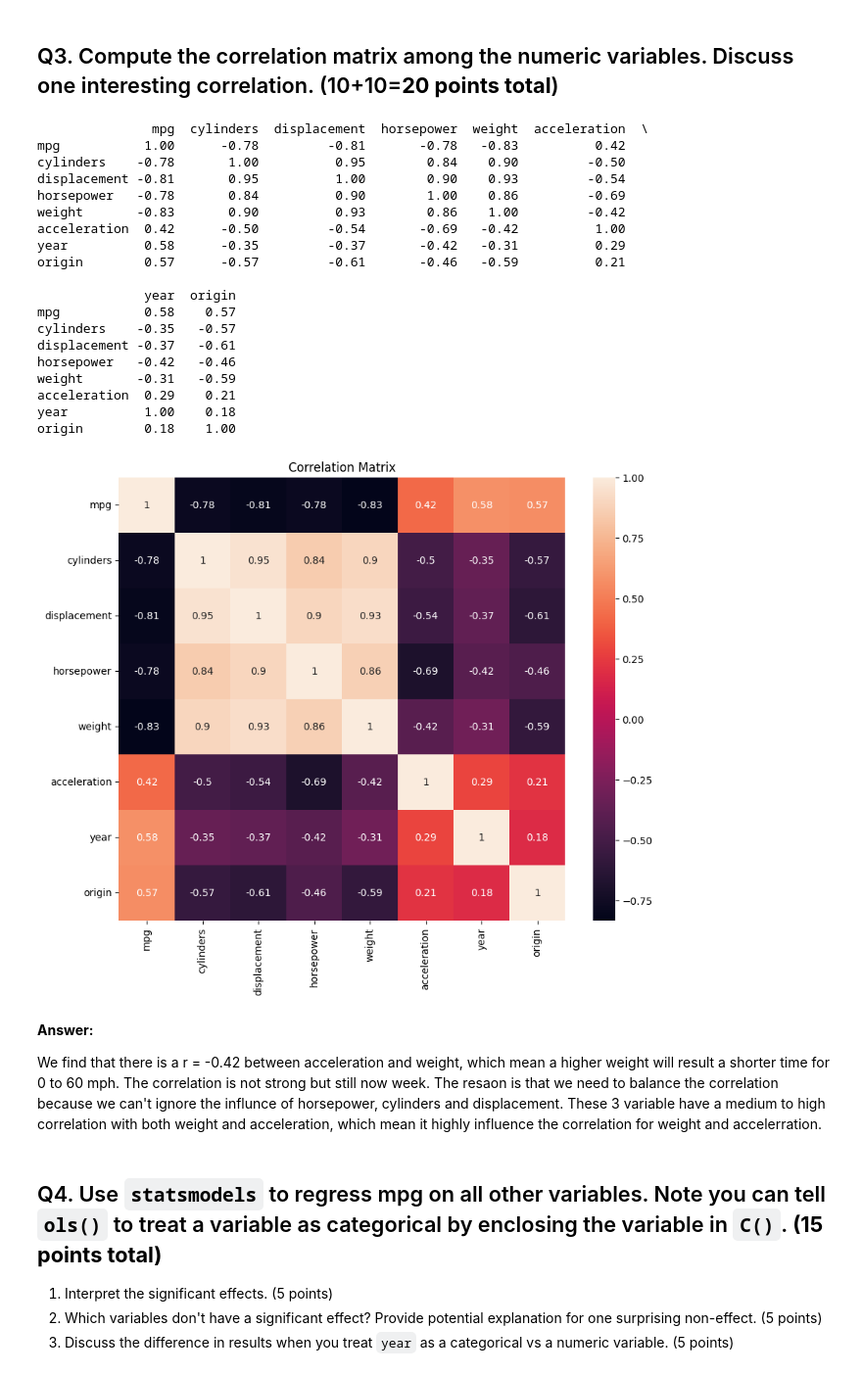
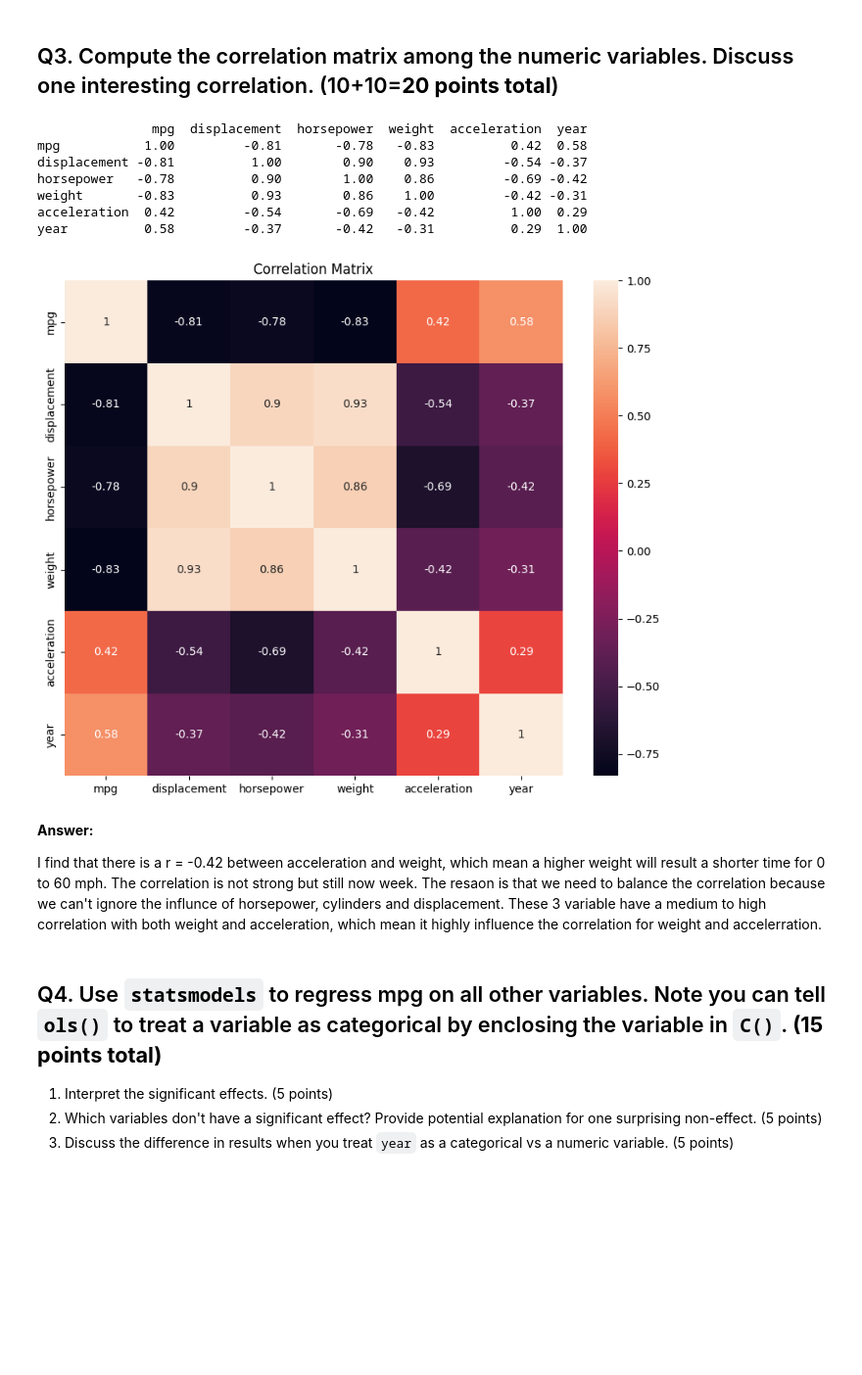
Before and after one commit to kang25-gif/BA810, a Jupyter notebook: HW1.ipynb, the cells around one changed output. Shown: that part at 98% size. Saved outputs shown, nothing was run; the diff lists cells and outputs as text; code cells hidden in the pictures; blank space fills up the shorter version.

```diff
--- a/HW1.ipynb
+++ b/HW1.ipynb
@@ -153,38 +153,27 @@ Second, weight have a strong positive correlation with displacement and horsepow
 # %% [markdown]
 ## Q3. Compute the correlation matrix among the numeric variables. Discuss one interesting correlation. (10+10=**20 points total**)
 # %%
-corr_matrix = auto.corr()
+auto_numeric = auto[['mpg', 'displacement', 'horsepower', 'weight', 'acceleration', 'year']]
+corr_matrix = auto_numeric.corr()
 print(corr_matrix.round(2))
 
 plt.figure(figsize=(10, 8))
 sns.heatmap(corr_matrix, annot=True)
 plt.title("Correlation Matrix")
 plt.show()
 # %% [output]
-               mpg  cylinders  displacement  horsepower  weight  acceleration  \
-mpg           1.00      -0.78         -0.81       -0.78   -0.83          0.42
-cylinders    -0.78       1.00          0.95        0.84    0.90         -0.50
-displacement -0.81       0.95          1.00        0.90    0.93         -0.54
-horsepower   -0.78       0.84          0.90        1.00    0.86         -0.69
-weight       -0.83       0.90          0.93        0.86    1.00         -0.42
-acceleration  0.42      -0.50         -0.54       -0.69   -0.42          1.00
-year          0.58      -0.35         -0.37       -0.42   -0.31          0.29
-origin        0.57      -0.57         -0.61       -0.46   -0.59          0.21
-
-              year  origin
-mpg           0.58    0.57
-cylinders    -0.35   -0.57
-displacement -0.37   -0.61
-horsepower   -0.42   -0.46
-weight       -0.31   -0.59
-acceleration  0.29    0.21
-year          1.00    0.18
-origin        0.18    1.00
+               mpg  displacement  horsepower  weight  acceleration  year
+mpg           1.00         -0.81       -0.78   -0.83          0.42  0.58
+displacement -0.81          1.00        0.90    0.93         -0.54 -0.37
+horsepower   -0.78          0.90        1.00    0.86         -0.69 -0.42
+weight       -0.83          0.93        0.86    1.00         -0.42 -0.31
+acceleration  0.42         -0.54       -0.69   -0.42          1.00  0.29
+year          0.58         -0.37       -0.42   -0.31          0.29  1.00
-[figure, old version]
+[figure, new version]
 # %% [markdown]
 **Answer:**
 
-We find that there is a r = -0.42 between acceleration and weight, which mean a higher weight will result a shorter time for 0 to 60 mph. The correlation is not strong but still now week. The resaon is that we need to balance the correlation because we can't ignore the influnce of horsepower, cylinders and displacement. These 3 variable have a medium to high correlation with both weight and acceleration, which mean it highly influence the correlation for weight and accelerration.
+I find that there is a r = -0.42 between acceleration and weight, which mean a higher weight will result a shorter time for 0 to 60 mph. The correlation is not strong but still now week. The resaon is that we need to balance the correlation because we can't ignore the influnce of horsepower, cylinders and displacement. These 3 variable have a medium to high correlation with both weight and acceleration, which mean it highly influence the correlation for weight and accelerration.
 # %% [markdown]
 ## Q4. Use `statsmodels` to regress mpg on all other variables. Note you can tell `ols()` to treat a variable as categorical by enclosing the variable in `C()`. **(15 points total)**
   1. Interpret the significant effects. (5 points)
```
